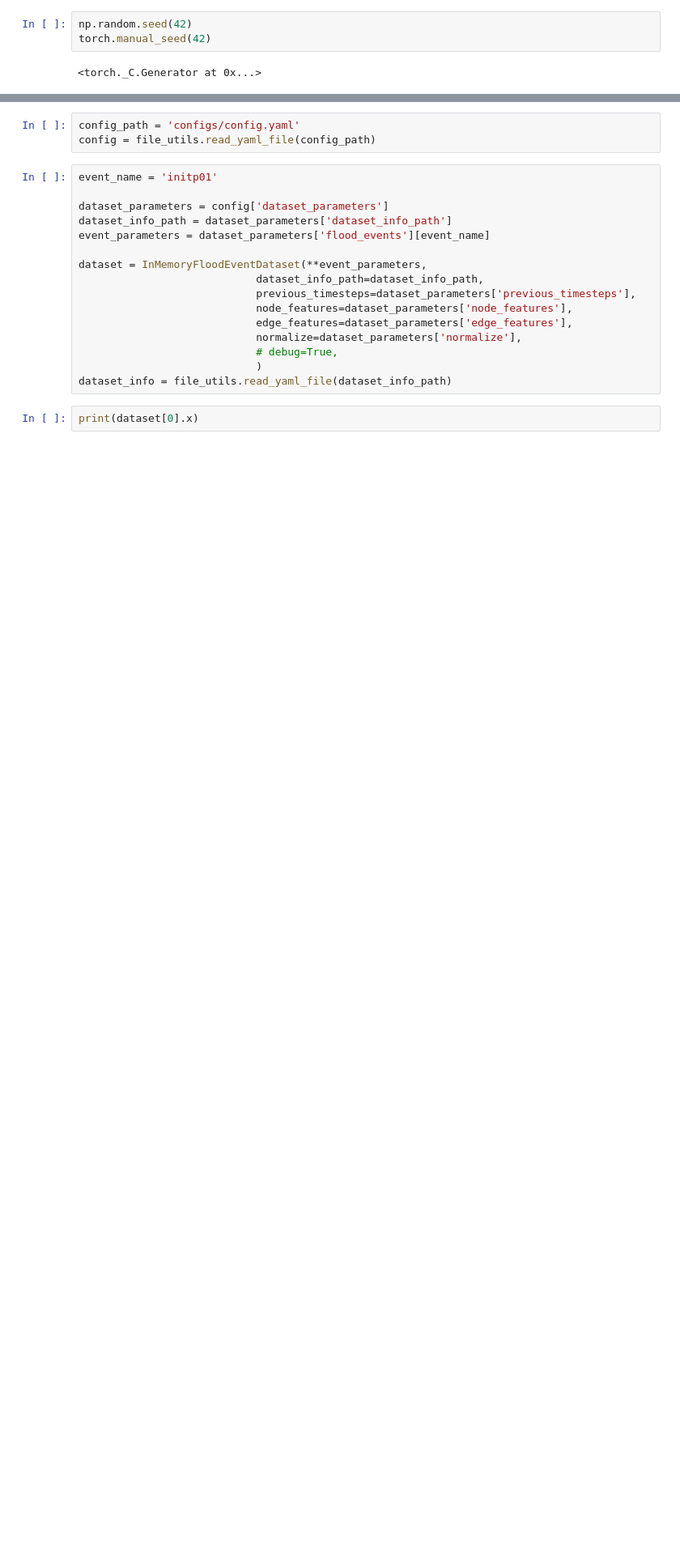
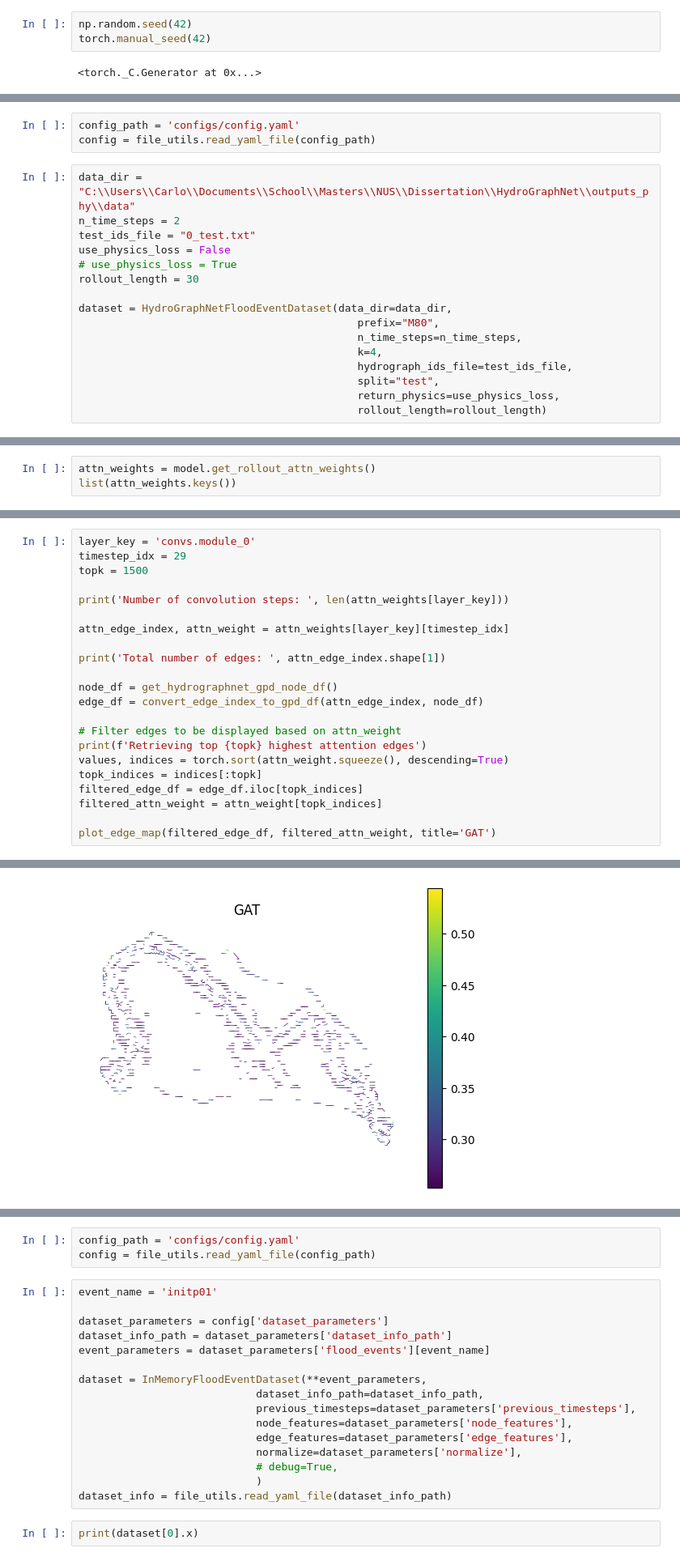
Before and after one commit to acostacos/gnn_flood_modeling, a Jupyter notebook: test.ipynb, the cells around one changed output, grey strips where cells are left out. Shown at 81% size. Cells and saved outputs as stored; diff of their text form; blank space fills up the shorter version.

Commit message:
Added edge attention visualization

```diff
--- a/test.ipynb
+++ b/test.ipynb
@@ -21,0 +25,19 @@ torch.manual_seed(42)
+# %%
+config_path = 'configs/config.yaml'
+config = file_utils.read_yaml_file(config_path)
+# %%
+data_dir = "C:\\Users\\Carlo\\Documents\\School\\Masters\\NUS\\Dissertation\\HydroGraphNet\\outputs_phy\\data"
+n_time_steps = 2
+test_ids_file = "0_test.txt"
+use_physics_loss = False
+# use_physics_loss = True
+rollout_length = 30
+
+dataset = HydroGraphNetFloodEventDataset(data_dir=data_dir,
+                                            prefix="M80",
+                                            n_time_steps=n_time_steps,
+                                            k=4,
+                                            hydrograph_ids_file=test_ids_file,
+                                            split="test",
+                                            return_physics=use_physics_loss,
+                                            rollout_length=rollout_length)
@@ -21,0 +168,3 @@ torch.manual_seed(42)
+# %%
+attn_weights = model.get_rollout_attn_weights()
+list(attn_weights.keys())
@@ -21,0 +173,23 @@ torch.manual_seed(42)
+# %%
+layer_key = 'convs.module_0'
+timestep_idx = 29
+topk = 1500
+
+print('Number of convolution steps: ', len(attn_weights[layer_key]))
+
+attn_edge_index, attn_weight = attn_weights[layer_key][timestep_idx]
+
+print('Total number of edges: ', attn_edge_index.shape[1])
+
+node_df = get_hydrographnet_gpd_node_df()
+edge_df = convert_edge_index_to_gpd_df(attn_edge_index, node_df)
+
+# Filter edges to be displayed based on attn_weight
+print(f'Retrieving top {topk} highest attention edges')
+values, indices = torch.sort(attn_weight.squeeze(), descending=True)
+topk_indices = indices[:topk]
+filtered_edge_df = edge_df.iloc[topk_indices]
+filtered_attn_weight = attn_weight[topk_indices]
+
+plot_edge_map(filtered_edge_df, filtered_attn_weight, title='GAT')
+# %% [output]
@@ -21,0 +199 @@ torch.manual_seed(42)
+[figure, added]
```
Also changed, not shown: parts of 9 cells of this notebook, 1 other file.
